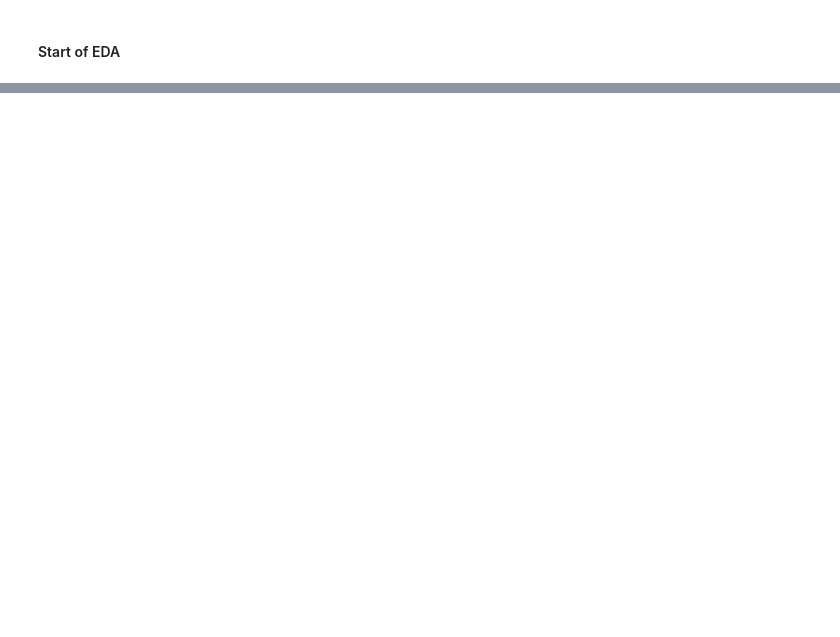
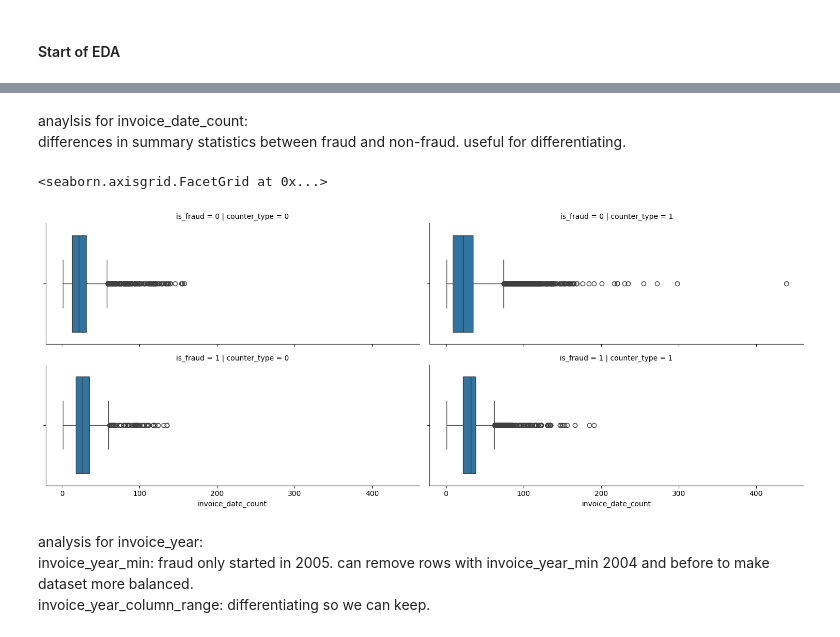
Before and after one commit to nghockleong/fraud-detection-in-electricity-and-gas-consumption, a Jupyter notebook: fraud-detection-in-electricity-and-gas-consumption.ipynb, the cells around one changed output, grey strips where cells are left out. Saved outputs shown, nothing was run; the diff lists cells and outputs as text; code cells hidden in the pictures; blank space fills up the shorter version.

```diff
--- a/fraud-detection-in-electricity-and-gas-consumption.ipynb
+++ b/fraud-detection-in-electricity-and-gas-consumption.ipynb
@@ -204,0 +332,13 @@ Name: count, dtype: int64
+# %% [markdown]
+anaylsis for invoice_date_count:<br>
+differences in summary statistics between fraud and non-fraud. useful for differentiating.
+# %%
+g = sns.FacetGrid(train, row = "is_fraud", col = "counter_type", aspect = 2.5)
+g.map_dataframe(sns.boxplot, "invoice_date_count")
+# %% [output]
+<seaborn.axisgrid.FacetGrid at 0x...>
+[figure, added]
+# %% [markdown]
+analysis for invoice_year:<br>
+invoice_year_min: fraud only started in 2005. can remove rows with invoice_year_min 2004 and before to make dataset more balanced.<br>
+invoice_year_column_range: differentiating so we can keep.
```
Also changed, not shown: parts of 58 cells of this notebook.
